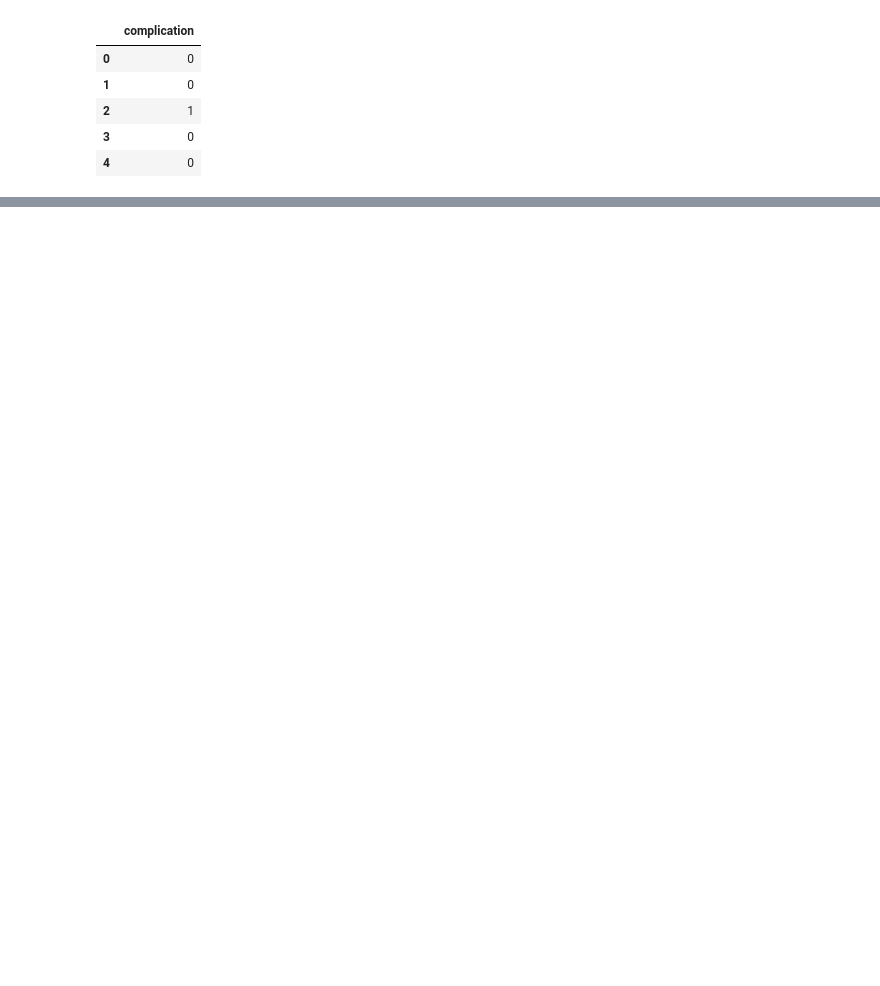
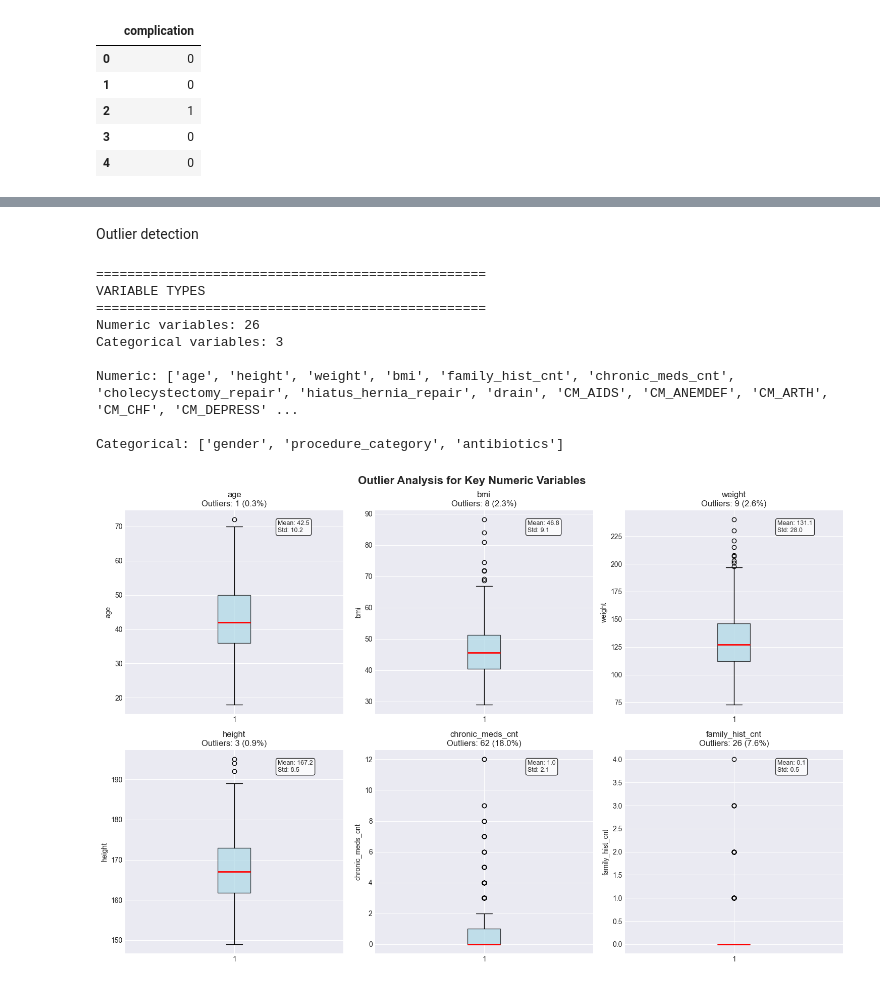
Before and after one commit to DeMeyerRobin/IndustryProject-BariatricSurgeryG1, a Jupyter notebook: second_analytics.ipynb, the cells around one changed output, grey strips where cells are left out. Drawn from its saved outputs; the diff is of its cells as text; code cells hidden in the pictures; blank space fills up the shorter version.

```diff
--- a/second_analytics.ipynb
+++ b/second_analytics.ipynb
@@ -21,6 +21,8 @@ cm_data = cm_data.drop(columns=zero_only)
 
 # finally, join the filtered CM_ data back into your core set
 core_X_data = core_X_data.join(cm_data)
+core_X_data.fillna(0, inplace=True)
+print(core_X_data.isna().sum())  # should all be zero
 
 # inspect result
 print("Dropped CM columns:", zero_only)
@@ -97,0 +200,63 @@ KeyError: "['complication'] not in index"
+# %% [markdown]
+Outlier detection
+# %%
+# Identify numeric and categorical columns
+numeric_cols = core_X_data.select_dtypes(include=[np.number]).columns.tolist()
+categorical_cols = core_X_data.select_dtypes(include=['object']).columns.tolist()
+
+print("="*50)
+print("VARIABLE TYPES")
+print("="*50)
+print(f"Numeric variables: {len(numeric_cols)}")
+print(f"Categorical variables: {len(categorical_cols)}")
+print(f"\nNumeric: {numeric_cols}")
+print(f"\nCategorical: {categorical_cols}")
+
+# Outlier analysis for key numeric variables
+key_numeric = ['age', 'bmi', 'weight', 'height', 'chronic_meds_cnt', 'family_hist_cnt']
+key_numeric = [col for col in key_numeric if col in numeric_cols]
+
+fig, axes = plt.subplots(2, 3, figsize=(15, 10))
+axes = axes.ravel()
+
+for idx, var in enumerate(key_numeric):
+    if idx < len(axes):
+        data = core_X_data[var].dropna()
+
+        # Calculate outliers
+        Q1 = data.quantile(0.25)
+        Q3 = data.quantile(0.75)
+        IQR = Q3 - Q1
+        lower_bound = Q1 - 1.5 * IQR
+        upper_bound = Q3 + 1.5 * IQR
+        outliers = data[(data < lower_bound) | (data > upper_bound)]
+
+        # Box plot
+        axes[idx].boxplot(data, vert=True, patch_artist=True,
+                         boxprops=dict(facecolor='lightblue', alpha=0.7),
+                         medianprops=dict(color='red', linewidth=2))
+
+        # Add statistics
+        axes[idx].set_ylabel(var)
+        axes[idx].set_title(f'{var}\nOutliers: {len(outliers)} ({len(outliers)/len(data)*100:.1f}%)')
+
+        # Add text with stats
+        stats_text = f'Mean: {data.mean():.1f}\nStd: {data.std():.1f}'
+        axes[idx].text(0.7, 0.95, stats_text, transform=axes[idx].transAxes,
+                      fontsize=9, verticalalignment='top',
+                      bbox=dict(boxstyle='round', facecolor='white', alpha=0.8))
+
+plt.suptitle('Outlier Analysis for Key Numeric Variables', fontsize=16, fontweight='bold')
+plt.tight_layout()
+plt.show()
+# %% [output]
+==================================================
+VARIABLE TYPES
+==================================================
+Numeric variables: 26
+Categorical variables: 3
+
+Numeric: ['age', 'height', 'weight', 'bmi', 'family_hist_cnt', 'chronic_meds_cnt', 'cholecystectomy_repair', 'hiatus_hernia_repair', 'drain', 'CM_AIDS', 'CM_ANEMDEF', 'CM_ARTH', 'CM_CHF', 'CM_DEPRESS' ...
+
+Categorical: ['gender', 'procedure_category', 'antibiotics']
+[figure, added]
```
Also changed, not shown: parts of 7 cells of this notebook.
